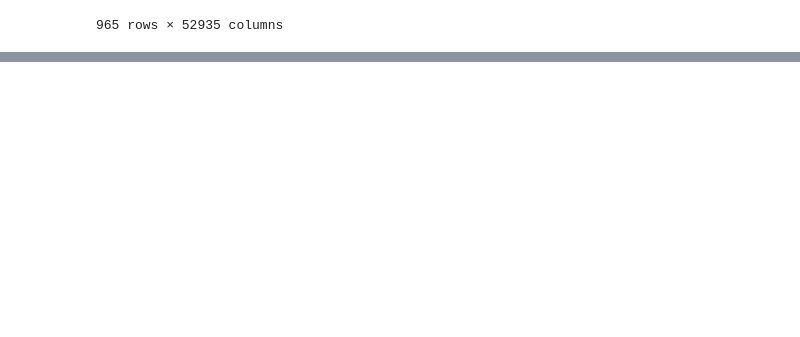
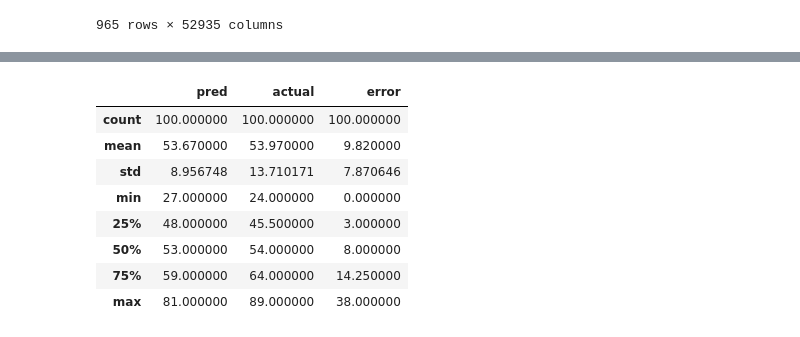
Before and after one commit to Shemkent/Hackathon-Summer-2021, a Jupyter notebook: analyze_data_notebook.ipynb, the cells around one changed output, grey strips where cells are left out. Drawn from its saved outputs; the diff is of its cells as text; code cells hidden in the pictures; blank space fills up the shorter version.

Commit message:
neural network

```diff
--- a/analyze_data_notebook.ipynb
+++ b/analyze_data_notebook.ipynb
@@ -78,8 +211,4 @@ df_feats_w_age_sample.corr()
 # %%
-## train
-X = df_norm_expression
-y = df_labels['age']
-
-X_train, X_test, y_train, y_test = train_test_split(X, y, test_size=0.2)
+##train: LinearRegression
 reg = LinearRegression().fit(X_train, y_train)
 # %%
@@ -113,3 +242,6 @@ r2_score(y_test, y_pred)
 ##not sure how grouping of the patients come into play, may need analysis separately
 ##neural network
 ##PROFIT
+# %%
+##train: Neural Network
+regr = MLPRegressor(random_state=1, max_iter=10000).fit(X_train, y_train)
@@ -115,0 +252,8 @@ r2_score(y_test, y_pred)
+# %%
+pred = regr.predict(X_test[:100]).round()
+actual = y_test[:100].values * 1.
+data = {'pred': pred, 'actual': actual}
+df_predictions = pd.DataFrame(data=data)
+df_predictions['error'] = abs(df_predictions['actual'] - df_predictions['pred'])
+pd.set_option("display.max_rows", None)
+print(df_predictions)
@@ -115,0 +278,12 @@ r2_score(y_test, y_pred)
+# %%
+df_predictions.describe()
+# %% [output]
+|  | pred | actual | error |
+| count | 100.000000 | 100.000000 | 100.000000 |
+| mean | 53.670000 | 53.970000 | 9.820000 |
+| std | 8.956748 | 13.710171 | 7.870646 |
+| min | 27.000000 | 24.000000 | 0.000000 |
+| 25% | 48.000000 | 45.500000 | 3.000000 |
+| 50% | 53.000000 | 54.000000 | 8.000000 |
+| 75% | 59.000000 | 64.000000 | 14.250000 |
+| max | 81.000000 | 89.000000 | 38.000000 |
```
Also changed, not shown: parts of 27 cells of this notebook, 2 other files.
